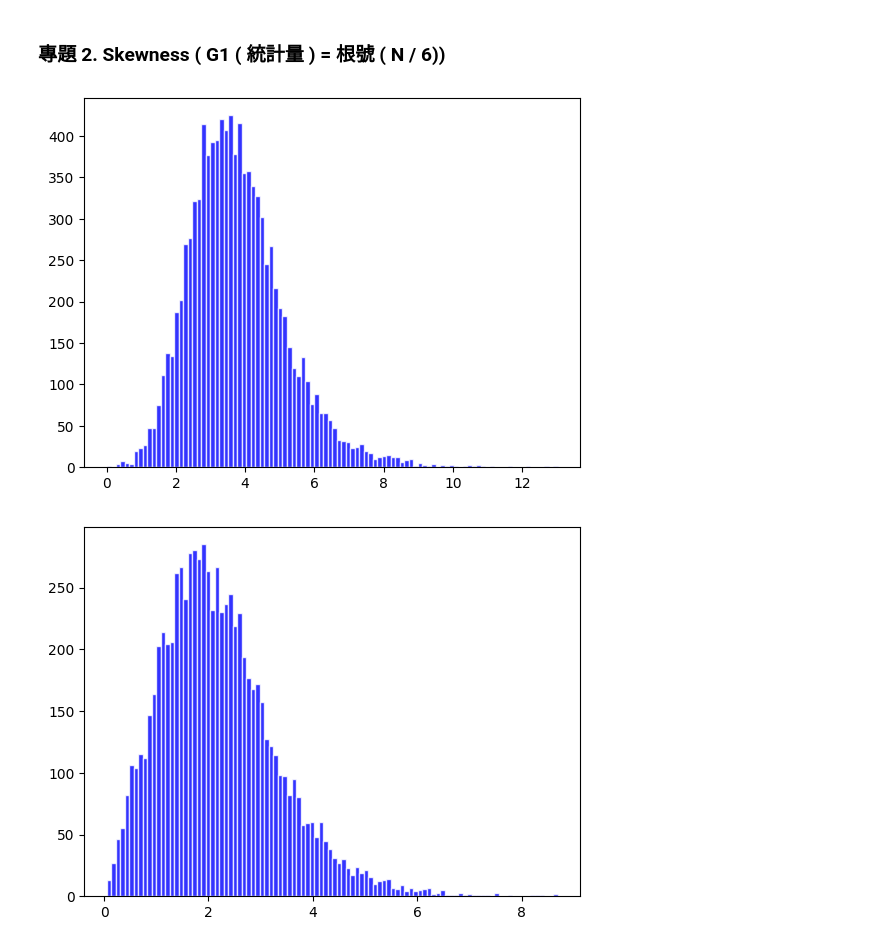
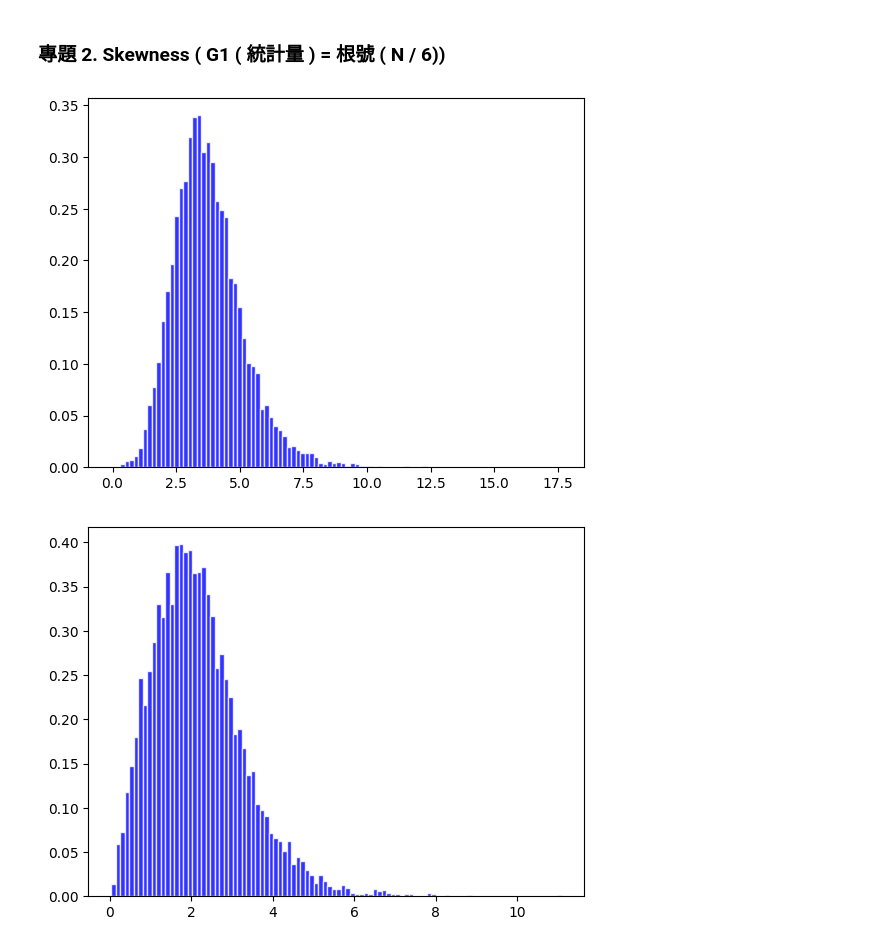
Before and after one commit to Simmonslin/PyStatistics, a Jupyter notebook: pi_estimation.ipynb, the cells around one changed output. Drawn from its saved outputs; the diff is of its cells as text; code cells hidden in the pictures.

```diff
--- a/pi_estimation.ipynb
+++ b/pi_estimation.ipynb
@@ -119,35 +119,35 @@ N=10000    # 實驗次數
 alfa=0.05
 # x1 = norm.rvs(loc=0,scale=1,size=(n,N))
 x1=chi2.rvs(df=8,size=(n,N))
 G1=np.sqrt(n/6) * skew(x1)
 p_val=1-norm.cdf(G1)
 # print("g1 ={} , p-value = {}".format(G1,p_val))
 # plt.hist(g1,bins=10,alpha=0.6,color="b",edgecolor="y",lw=1)
 # plt.show()
 G2= np.sqrt((n/24)*kurtosis(x1))
 p_val2=1-norm.cdf(G2)
 
 JB=G1**2+G2**2
 
 def my_JB(x):
     n=x.shape[0]
     G1=np.sqrt(n/6) * skew(x1)
     G2= np.sqrt((n/24)*kurtosis(x1))
     JB=G1**2+G2**2
     return JB
 
 
 
 
 
-plt.hist(G1,bins=100,alpha=0.8,color="b",edgecolor="w")
+plt.hist(G1,bins=100,alpha=0.8,color="b",edgecolor="w",density=True)
 plt.show()
 
-plt.hist(G2,bins=100,alpha=0.8,color="b",edgecolor="w")
+plt.hist(G2,bins=100,alpha=0.8,color="b",edgecolor="w",density=True)
 plt.show()
 
-plt.hist(JB,bins=100,alpha=0.8,color="b",edgecolor="w")
+plt.hist(JB,bins=100,alpha=0.8,color="b",edgecolor="w",density=True)
 plt.show()
 # %% [output]
-[figure, old version]
+[figure, new version]
-[figure, old version]
+[figure, new version]
```
Also changed, not shown: parts of 1 cell of this notebook, 1 other file.
